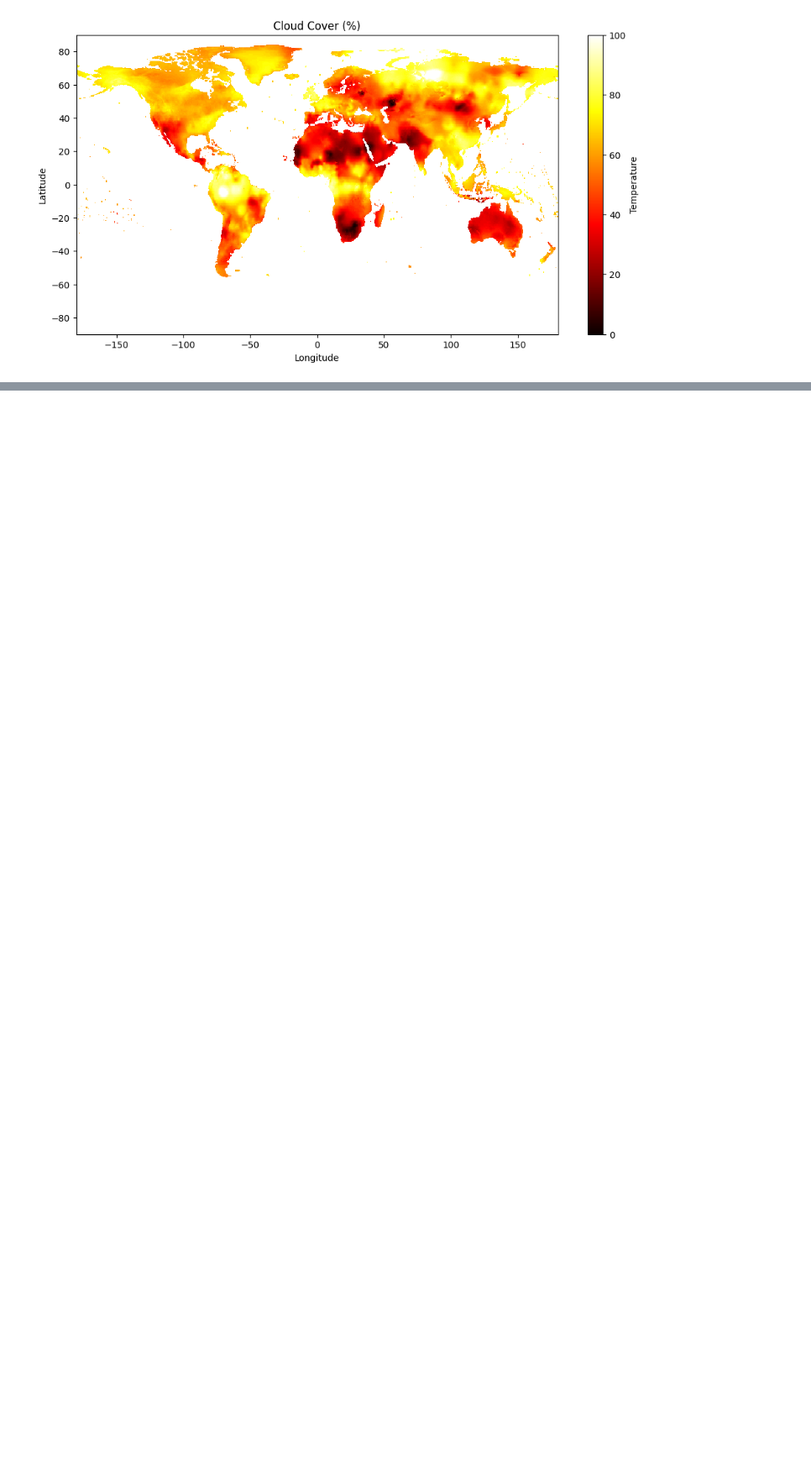
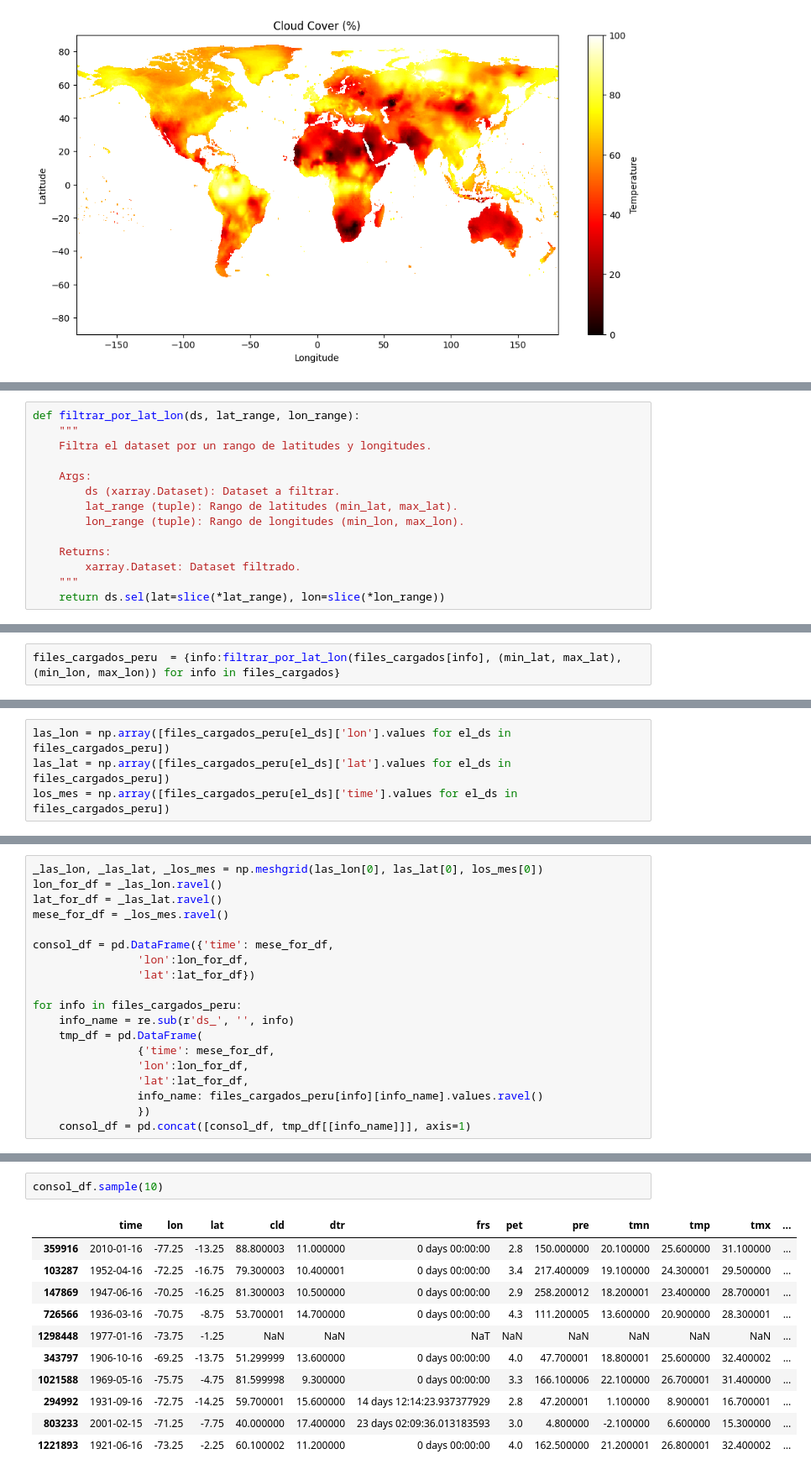
Before and after one commit to gabodabo-uno/DLA2501---Deep-Learning-Avanzado, a Jupyter notebook: Flood forecasting/3. Programas/02_Save_Gridded_TimeSeries.ipynb, the cells around one changed output, grey strips where cells are left out. Shown at 84% size. Drawn from its saved outputs; the diff is of its cells as text; blank space fills up the shorter version.

Commit message:
Guardado del .csv con la data para trabajar como grafos.

```diff
--- a/Flood forecasting/3. Programas/02_Save_Gridded_TimeSeries.ipynb
+++ b/Flood forecasting/3. Programas/02_Save_Gridded_TimeSeries.ipynb
@@ -181,0 +142,14 @@ plt.show()
+# %%
+def filtrar_por_lat_lon(ds, lat_range, lon_range):
+    """
+    Filtra el dataset por un rango de latitudes y longitudes.
+
+    Args:
+        ds (xarray.Dataset): Dataset a filtrar.
+        lat_range (tuple): Rango de latitudes (min_lat, max_lat).
+        lon_range (tuple): Rango de longitudes (min_lon, max_lon).
+
+    Returns:
+        xarray.Dataset: Dataset filtrado.
+    """
+    return ds.sel(lat=slice(*lat_range), lon=slice(*lon_range))
@@ -181,0 +181,2 @@ plt.show()
+# %%
+files_cargados_peru  = {info:filtrar_por_lat_lon(files_cargados[info], (min_lat, max_lat), (min_lon, max_lon)) for info in files_cargados}
@@ -181,0 +189,4 @@ plt.show()
+# %%
+las_lon = np.array([files_cargados_peru[el_ds]['lon'].values for el_ds in files_cargados_peru])
+las_lat = np.array([files_cargados_peru[el_ds]['lat'].values for el_ds in files_cargados_peru])
+los_mes = np.array([files_cargados_peru[el_ds]['time'].values for el_ds in files_cargados_peru])
@@ -181,0 +208,19 @@ plt.show()
+# %%
+_las_lon, _las_lat, _los_mes = np.meshgrid(las_lon[0], las_lat[0], los_mes[0])
+lon_for_df = _las_lon.ravel()
+lat_for_df = _las_lat.ravel()
+mese_for_df = _los_mes.ravel()
+
+consol_df = pd.DataFrame({'time': mese_for_df,
+                'lon':lon_for_df,
+                'lat':lat_for_df})
+
+for info in files_cargados_peru:
+    info_name = re.sub(r'ds_', '', info)
+    tmp_df = pd.DataFrame(
+                {'time': mese_for_df,
+                'lon':lon_for_df,
+                'lat':lat_for_df,
+                info_name: files_cargados_peru[info][info_name].values.ravel()
+                })
+    consol_df = pd.concat([consol_df, tmp_df[[info_name]]], axis=1)
@@ -181,0 +273,14 @@ plt.show()
+# %%
+consol_df.sample(10)
+# %% [output]
+|  | time | lon | lat | cld | dtr | frs | pet | pre | tmn | tmp | tmx | ... |
+| 359916 | 2010-01-16 | -77.25 | -13.25 | 88.800003 | 11.000000 | 0 days 00:00:00 | 2.8 | 150.000000 | 20.100000 | 25.600000 | 31.100000 | ... |
+| 103287 | 1952-04-16 | -72.25 | -16.75 | 79.300003 | 10.400001 | 0 days 00:00:00 | 3.4 | 217.400009 | 19.100000 | 24.300001 | 29.500000 | ... |
+| 147869 | 1947-06-16 | -70.25 | -16.25 | 81.300003 | 10.500000 | 0 days 00:00:00 | 2.9 | 258.200012 | 18.200001 | 23.400000 | 28.700001 | ... |
+| 726566 | 1936-03-16 | -70.75 | -8.75 | 53.700001 | 14.700000 | 0 days 00:00:00 | 4.3 | 111.200005 | 13.600000 | 20.900000 | 28.300001 | ... |
+| 1298448 | 1977-01-16 | -73.75 | -1.25 | NaN | NaN | NaT | NaN | NaN | NaN | NaN | NaN | ... |
+| 343797 | 1906-10-16 | -69.25 | -13.75 | 51.299999 | 13.600000 | 0 days 00:00:00 | 4.0 | 47.700001 | 18.800001 | 25.600000 | 32.400002 | ... |
+| 1021588 | 1969-05-16 | -75.75 | -4.75 | 81.599998 | 9.300000 | 0 days 00:00:00 | 3.3 | 166.100006 | 22.100000 | 26.700001 | 31.400000 | ... |
+| 294992 | 1931-09-16 | -72.75 | -14.25 | 59.700001 | 15.600000 | 14 days 12:14:23.937377929 | 2.8 | 47.200001 | 1.100000 | 8.900001 | 16.700001 | ... |
+| 803233 | 2001-02-15 | -71.25 | -7.75 | 40.000000 | 17.400000 | 23 days 02:09:36.013183593 | 3.0 | 4.800000 | -2.100000 | 6.600000 | 15.300000 | ... |
+| 1221893 | 1921-06-16 | -73.25 | -2.25 | 60.100002 | 11.200000 | 0 days 00:00:00 | 4.0 | 162.500000 | 21.200001 | 26.800001 | 32.400002 | ... |
```
Also changed, not shown: parts of 19 cells of this notebook, 1 other file.
